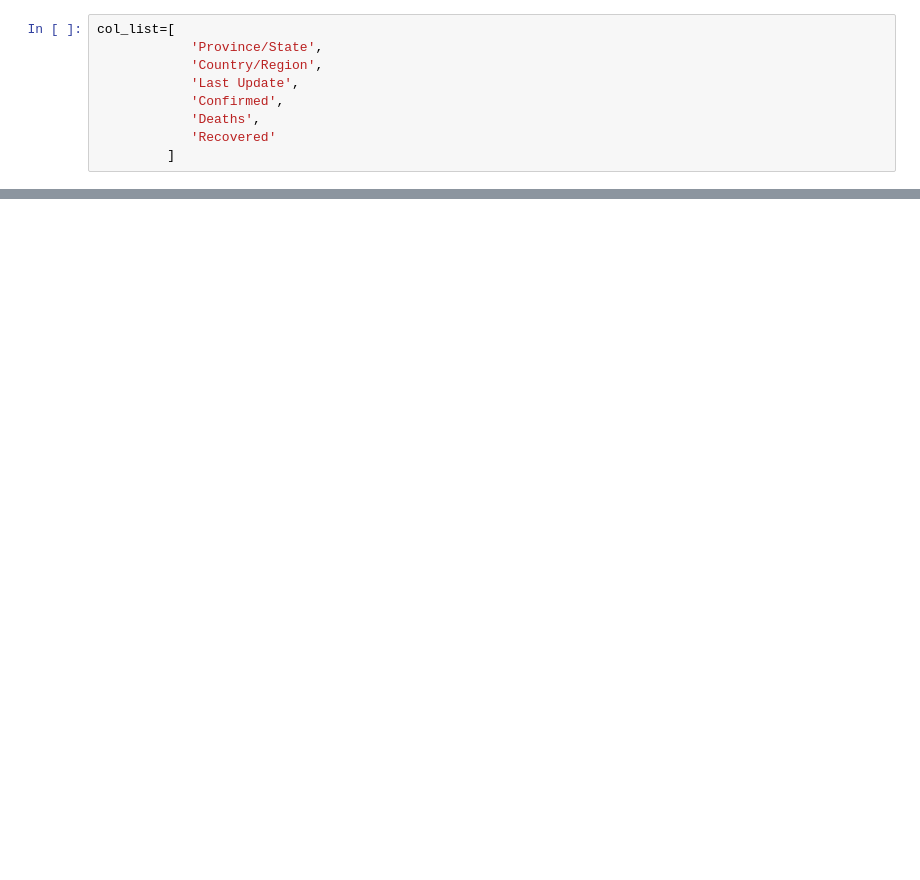
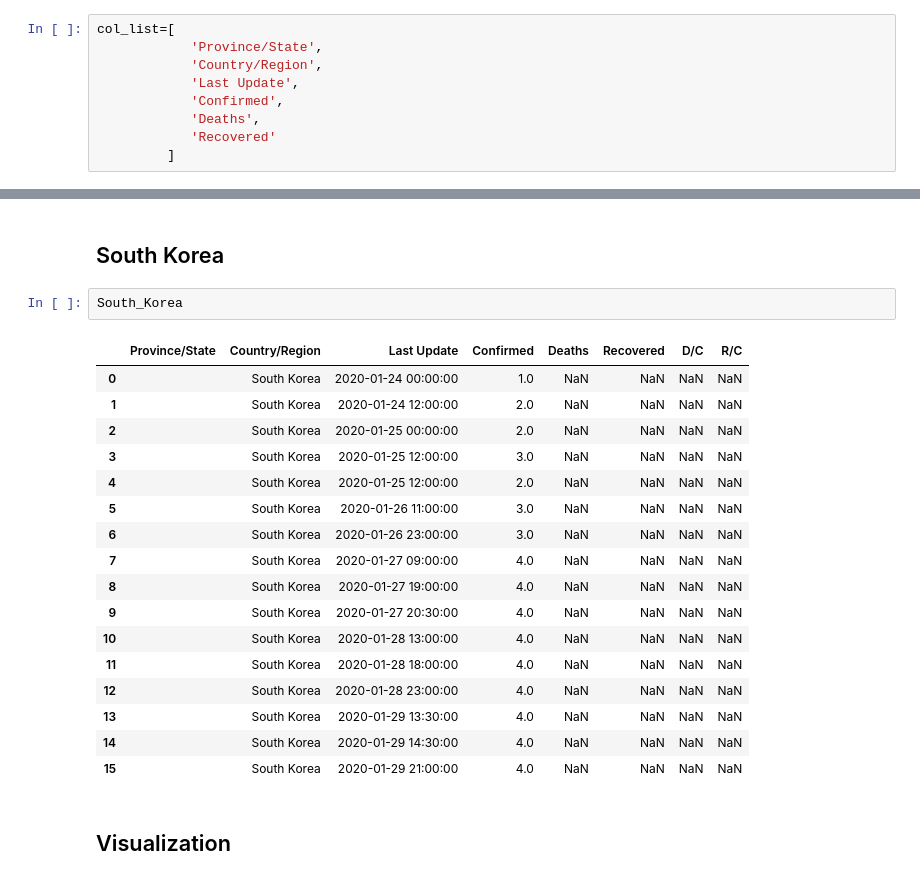
Before and after one commit to WooilJeong/novel_coronavirus, a Jupyter notebook: novel_corona_virus.ipynb, the cells around one changed output, grey strips where cells are left out. Drawn from its saved outputs; the diff is of its cells as text; blank space fills up the shorter version.

```diff
--- a/novel_corona_virus.ipynb
+++ b/novel_corona_virus.ipynb
@@ -127,0 +404,24 @@ Complete : Jan24_12pm
+# %% [markdown]
+## South Korea
+# %%
+South_Korea
+# %% [output]
+|  | Province/State | Country/Region | Last Update | Confirmed | Deaths | Recovered | D/C | R/C |
+| 0 |  | South Korea | 2020-01-24 00:00:00 | 1.0 | NaN | NaN | NaN | NaN |
+| 1 |  | South Korea | 2020-01-24 12:00:00 | 2.0 | NaN | NaN | NaN | NaN |
+| 2 |  | South Korea | 2020-01-25 00:00:00 | 2.0 | NaN | NaN | NaN | NaN |
+| 3 |  | South Korea | 2020-01-25 12:00:00 | 3.0 | NaN | NaN | NaN | NaN |
+| 4 |  | South Korea | 2020-01-25 12:00:00 | 2.0 | NaN | NaN | NaN | NaN |
+| 5 |  | South Korea | 2020-01-26 11:00:00 | 3.0 | NaN | NaN | NaN | NaN |
+| 6 |  | South Korea | 2020-01-26 23:00:00 | 3.0 | NaN | NaN | NaN | NaN |
+| 7 |  | South Korea | 2020-01-27 09:00:00 | 4.0 | NaN | NaN | NaN | NaN |
+| 8 |  | South Korea | 2020-01-27 19:00:00 | 4.0 | NaN | NaN | NaN | NaN |
+| 9 |  | South Korea | 2020-01-27 20:30:00 | 4.0 | NaN | NaN | NaN | NaN |
+| 10 |  | South Korea | 2020-01-28 13:00:00 | 4.0 | NaN | NaN | NaN | NaN |
+| 11 |  | South Korea | 2020-01-28 18:00:00 | 4.0 | NaN | NaN | NaN | NaN |
+| 12 |  | South Korea | 2020-01-28 23:00:00 | 4.0 | NaN | NaN | NaN | NaN |
+| 13 |  | South Korea | 2020-01-29 13:30:00 | 4.0 | NaN | NaN | NaN | NaN |
+| 14 |  | South Korea | 2020-01-29 14:30:00 | 4.0 | NaN | NaN | NaN | NaN |
+| 15 |  | South Korea | 2020-01-29 21:00:00 | 4.0 | NaN | NaN | NaN | NaN |
+# %% [markdown]
+## Visualization
```
Also changed, not shown: parts of 37 cells of this notebook.
